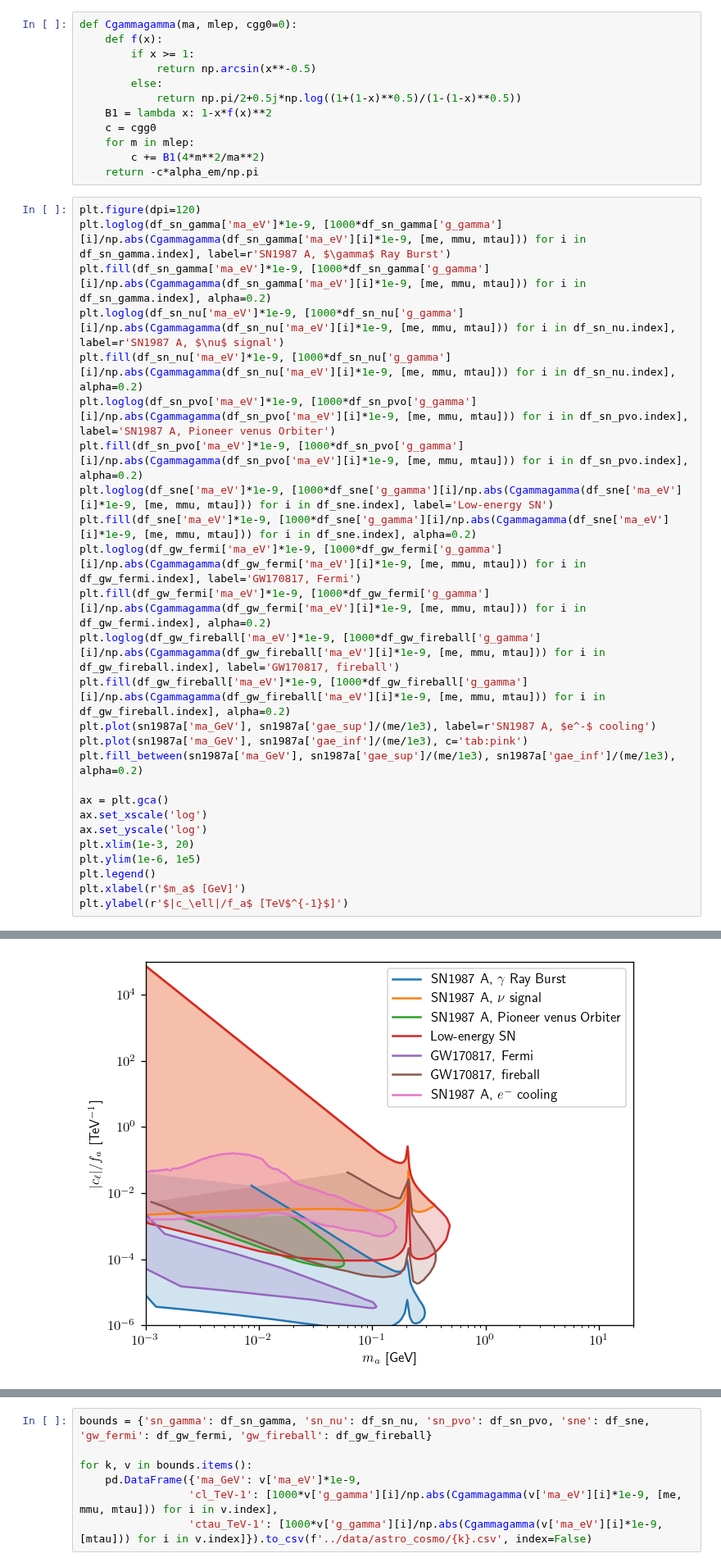
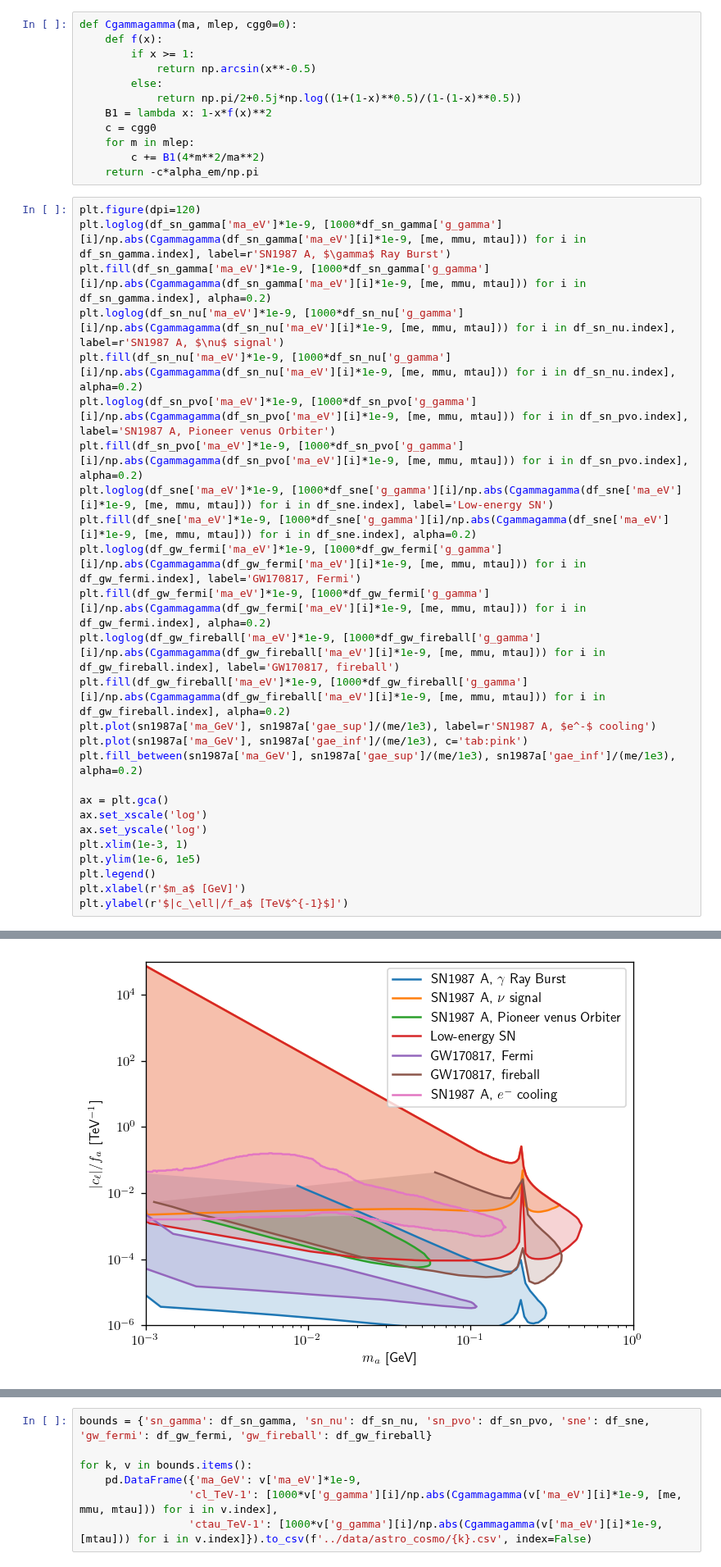
Before and after one commit to Jorge-Alda/tauALPs, a Jupyter notebook: PseudoScalar/astro_cosmo/astro_cosmo.ipynb, the cells around one changed output, grey strips where cells are left out. Shown at 82% size. Cells and saved outputs as stored; diff of their text form.

```diff
--- a/PseudoScalar/astro_cosmo/astro_cosmo.ipynb
+++ b/PseudoScalar/astro_cosmo/astro_cosmo.ipynb
@@ -48,32 +48,32 @@ def Cgammagamma(ma, mlep, cgg0=0):
 # %%
 plt.figure(dpi=120)
 plt.loglog(df_sn_gamma['ma_eV']*1e-9, [1000*df_sn_gamma['g_gamma'][i]/np.abs(Cgammagamma(df_sn_gamma['ma_eV'][i]*1e-9, [me, mmu, mtau])) for i in df_sn_gamma.index], label=r'SN1987 A, $\gamma$ Ray Burst')
 plt.fill(df_sn_gamma['ma_eV']*1e-9, [1000*df_sn_gamma['g_gamma'][i]/np.abs(Cgammagamma(df_sn_gamma['ma_eV'][i]*1e-9, [me, mmu, mtau])) for i in df_sn_gamma.index], alpha=0.2)
 plt.loglog(df_sn_nu['ma_eV']*1e-9, [1000*df_sn_nu['g_gamma'][i]/np.abs(Cgammagamma(df_sn_nu['ma_eV'][i]*1e-9, [me, mmu, mtau])) for i in df_sn_nu.index], label=r'SN1987 A, $\nu$ signal')
 plt.fill(df_sn_nu['ma_eV']*1e-9, [1000*df_sn_nu['g_gamma'][i]/np.abs(Cgammagamma(df_sn_nu['ma_eV'][i]*1e-9, [me, mmu, mtau])) for i in df_sn_nu.index], alpha=0.2)
 plt.loglog(df_sn_pvo['ma_eV']*1e-9, [1000*df_sn_pvo['g_gamma'][i]/np.abs(Cgammagamma(df_sn_pvo['ma_eV'][i]*1e-9, [me, mmu, mtau])) for i in df_sn_pvo.index], label='SN1987 A, Pioneer venus Orbiter')
 plt.fill(df_sn_pvo['ma_eV']*1e-9, [1000*df_sn_pvo['g_gamma'][i]/np.abs(Cgammagamma(df_sn_pvo['ma_eV'][i]*1e-9, [me, mmu, mtau])) for i in df_sn_pvo.index], alpha=0.2)
 plt.loglog(df_sne['ma_eV']*1e-9, [1000*df_sne['g_gamma'][i]/np.abs(Cgammagamma(df_sne['ma_eV'][i]*1e-9, [me, mmu, mtau])) for i in df_sne.index], label='Low-energy SN')
 plt.fill(df_sne['ma_eV']*1e-9, [1000*df_sne['g_gamma'][i]/np.abs(Cgammagamma(df_sne['ma_eV'][i]*1e-9, [me, mmu, mtau])) for i in df_sne.index], alpha=0.2)
 plt.loglog(df_gw_fermi['ma_eV']*1e-9, [1000*df_gw_fermi['g_gamma'][i]/np.abs(Cgammagamma(df_gw_fermi['ma_eV'][i]*1e-9, [me, mmu, mtau])) for i in df_gw_fermi.index], label='GW170817, Fermi')
 plt.fill(df_gw_fermi['ma_eV']*1e-9, [1000*df_gw_fermi['g_gamma'][i]/np.abs(Cgammagamma(df_gw_fermi['ma_eV'][i]*1e-9, [me, mmu, mtau])) for i in df_gw_fermi.index], alpha=0.2)
 plt.loglog(df_gw_fireball['ma_eV']*1e-9, [1000*df_gw_fireball['g_gamma'][i]/np.abs(Cgammagamma(df_gw_fireball['ma_eV'][i]*1e-9, [me, mmu, mtau])) for i in df_gw_fireball.index], label='GW170817, fireball')
 plt.fill(df_gw_fireball['ma_eV']*1e-9, [1000*df_gw_fireball['g_gamma'][i]/np.abs(Cgammagamma(df_gw_fireball['ma_eV'][i]*1e-9, [me, mmu, mtau])) for i in df_gw_fireball.index], alpha=0.2)
 plt.plot(sn1987a['ma_GeV'], sn1987a['gae_sup']/(me/1e3), label=r'SN1987 A, $e^-$ cooling')
 plt.plot(sn1987a['ma_GeV'], sn1987a['gae_inf']/(me/1e3), c='tab:pink')
 plt.fill_between(sn1987a['ma_GeV'], sn1987a['gae_sup']/(me/1e3), sn1987a['gae_inf']/(me/1e3), alpha=0.2)
 
 ax = plt.gca()
 ax.set_xscale('log')
 ax.set_yscale('log')
-plt.xlim(1e-3, 20)
+plt.xlim(1e-3, 1)
 plt.ylim(1e-6, 1e5)
 plt.legend()
 plt.xlabel(r'$m_a$ [GeV]')
 plt.ylabel(r'$|c_\ell|/f_a$ [TeV$^{-1}$]')
 # %% [output]
 Text(0, 0.5, '$|c_\\ell|/f_a$ [TeV$^{-1}$]')
-[figure, old version]
+[figure, new version]
 # %%
 plt.figure(dpi=120)
 plt.loglog(df_sn_gamma['ma_eV']*1e-9, [1000*df_sn_gamma['g_gamma'][i]/np.abs(Cgammagamma(df_sn_gamma['ma_eV'][i]*1e-9, [mtau])) for i in df_sn_gamma.index], label=r'SN1987 A, $\gamma$ Ray Burst')
```
Also changed, not shown: parts of 4 cells of this notebook, 5 other files.
